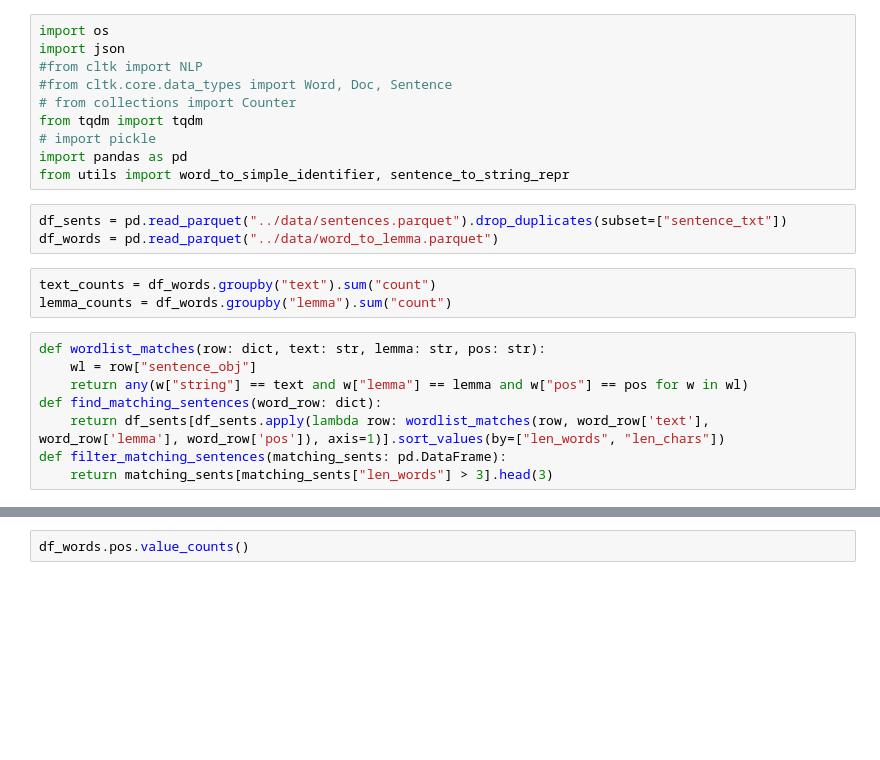
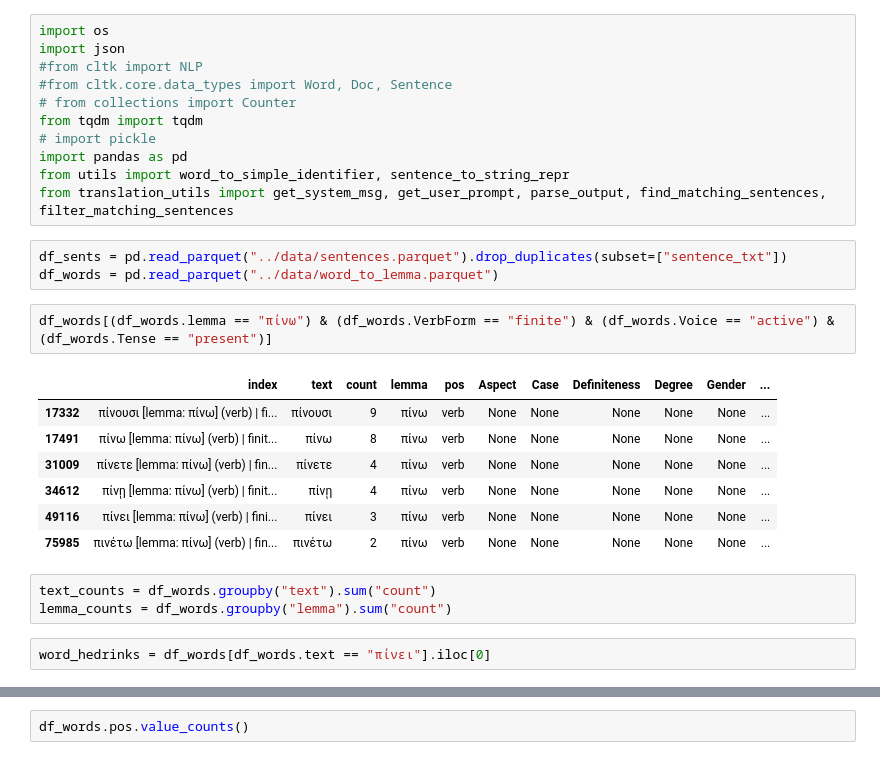
Before and after one commit to fedorst/attic-anki, a Jupyter notebook: notebooks/analyze_frequencies.ipynb, the cells around one changed output, grey strips where cells are left out. Cells and saved outputs as stored; diff of their text form; blank space fills up the shorter version.

Commit message:
continued work on translation pipeline

```diff
--- a/notebooks/analyze_frequencies.ipynb
+++ b/notebooks/analyze_frequencies.ipynb
@@ -8,20 +8,25 @@ from tqdm import tqdm
 # import pickle
 import pandas as pd
 from utils import word_to_simple_identifier, sentence_to_string_repr
+from translation_utils import get_system_msg, get_user_prompt, parse_output, find_matching_sentences, filter_matching_sentences
 # %%
 df_sents = pd.read_parquet("../data/sentences.parquet").drop_duplicates(subset=["sentence_txt"])
 df_words = pd.read_parquet("../data/word_to_lemma.parquet")
+# %%
+df_words[(df_words.lemma == "πίνω") & (df_words.VerbForm == "finite") & (df_words.Voice == "active") & (df_words.Tense == "present")]
+# %% [output]
+|  | index | text | count | lemma | pos | Aspect | Case | Definiteness | Degree | Gender | ... |
+| 17332 | πίνουσι [lemma: πίνω] (verb) | fi... | πίνουσι | 9 | πίνω | verb | None | None | None | None | None | ... |
+| 17491 | πίνω [lemma: πίνω] (verb) | finit... | πίνω | 8 | πίνω | verb | None | None | None | None | None | ... |
+| 31009 | πίνετε [lemma: πίνω] (verb) | fin... | πίνετε | 4 | πίνω | verb | None | None | None | None | None | ... |
+| 34612 | πίνῃ [lemma: πίνω] (verb) | finit... | πίνῃ | 4 | πίνω | verb | None | None | None | None | None | ... |
+| 49116 | πίνει [lemma: πίνω] (verb) | fini... | πίνει | 3 | πίνω | verb | None | None | None | None | None | ... |
+| 75985 | πινέτω [lemma: πίνω] (verb) | fin... | πινέτω | 2 | πίνω | verb | None | None | None | None | None | ... |
 # %%
 text_counts = df_words.groupby("text").sum("count")
 lemma_counts = df_words.groupby("lemma").sum("count")
-# %%
-def wordlist_matches(row: dict, text: str, lemma: str, pos: str):
-    wl = row["sentence_obj"]
-    return any(w["string"] == text and w["lemma"] == lemma and w["pos"] == pos for w in wl)
-def find_matching_sentences(word_row: dict):
-    return df_sents[df_sents.apply(lambda row: wordlist_matches(row, word_row['text'], word_row['lemma'], word_row['pos']), axis=1)].sort_values(by=["len_words", "len_chars"])
-def filter_matching_sentences(matching_sents: pd.DataFrame):
-    return matching_sents[matching_sents["len_words"] > 3].head(3)
+# %%
+word_hedrinks = df_words[df_words.text == "πίνει"].iloc[0]
 # %%
 idx = 1
 matching_word = df_words.iloc[idx]
```
Also changed, not shown: parts of 7 cells of this notebook, 6 other files.
